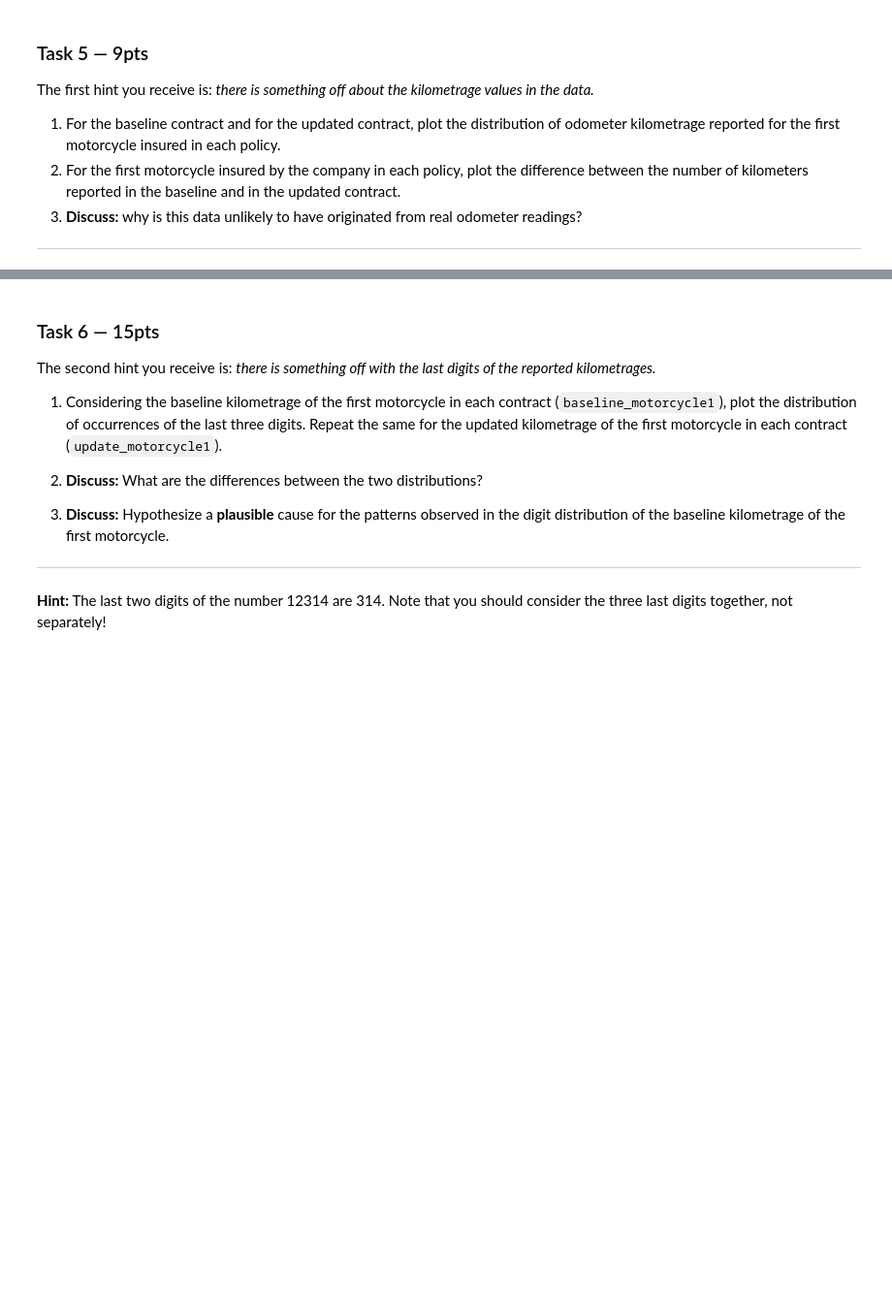
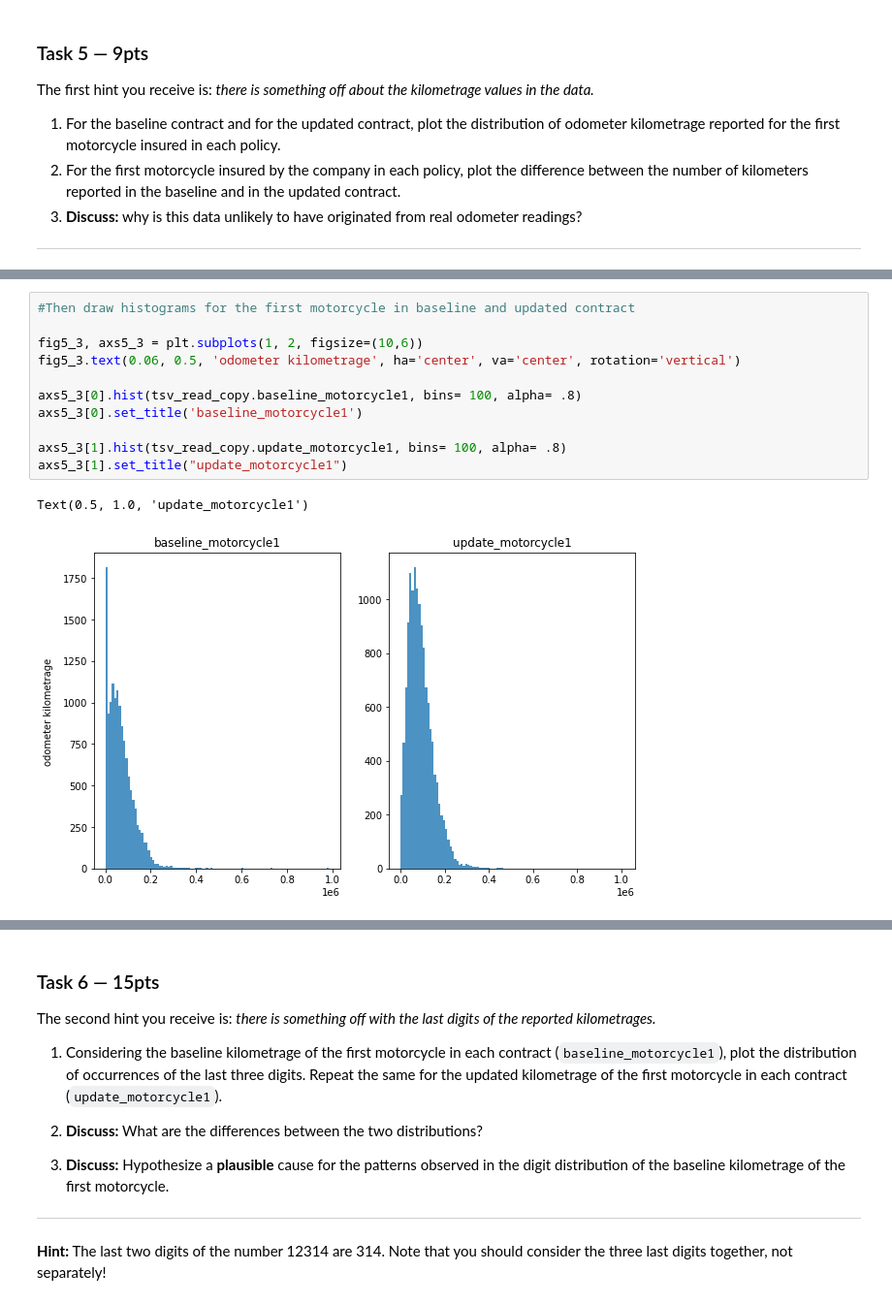
Before and after one commit to lancelotzomax/2021, a Jupyter notebook: Homework/01 - Pandas Data Wrangling and Data Viz/hw1.ipynb, the cells around one changed output, grey strips where cells are left out. Shown at 97% size. Drawn from its saved outputs; the diff is of its cells as text; blank space fills up the shorter version.

```diff
--- a/Homework/01 - Pandas Data Wrangling and Data Viz/hw1.ipynb
+++ b/Homework/01 - Pandas Data Wrangling and Data Viz/hw1.ipynb
@@ -583,0 +612,14 @@ the first motorcycle insured in each policy.
+# %%
+#Then draw histograms for the first motorcycle in baseline and updated contract
+
+fig5_3, axs5_3 = plt.subplots(1, 2, figsize=(10,6))
+fig5_3.text(0.06, 0.5, 'odometer kilometrage', ha='center', va='center', rotation='vertical')
+
+axs5_3[0].hist(tsv_read_copy.baseline_motorcycle1, bins= 100, alpha= .8)
+axs5_3[0].set_title('baseline_motorcycle1')
+
+axs5_3[1].hist(tsv_read_copy.update_motorcycle1, bins= 100, alpha= .8)
+axs5_3[1].set_title("update_motorcycle1")
+# %% [output]
+Text(0.5, 1.0, 'update_motorcycle1')
+[figure, added]
```
Also changed, not shown: parts of 11 cells of this notebook.
